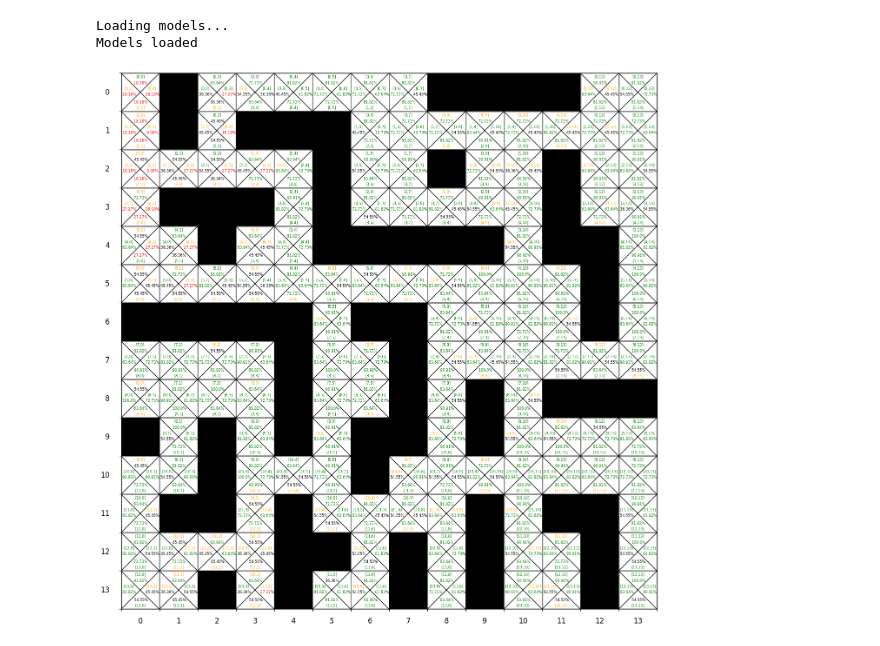
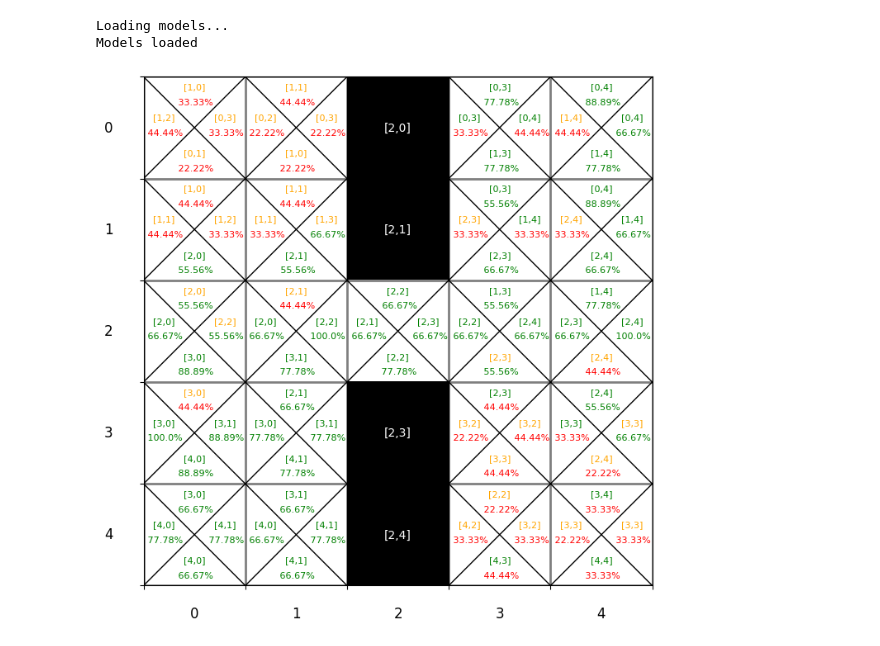
Before and after one commit to salvalago23/TFG_Salvador_Perez_GR, a Jupyter notebook: src2/1_2_Trials.ipynb, the cells around one changed output. Cells and saved outputs as stored; diff of their text form; code cells hidden in the pictures.

```diff
--- a/src2/1_2_Trials.ipynb
+++ b/src2/1_2_Trials.ipynb
@@ -6,7 +6,7 @@ from envs.GridMaps import maze5x5_withX, maze14x14_withX
 from utilities.transitionDatasetGeneration import *
 # %%
-probMapper(maze14x14_withX, 11, higher_threshold=50.0)
+probMapper(maze5x5["maze"], 9, higher_threshold=50.0, lower_threshold=49.9)
 # %% [output]
 Loading models...
 Models loaded
-[figure, old version]
+[figure, new version]
```
Also changed, not shown: parts of 1 cell of this notebook, 54 other files.
